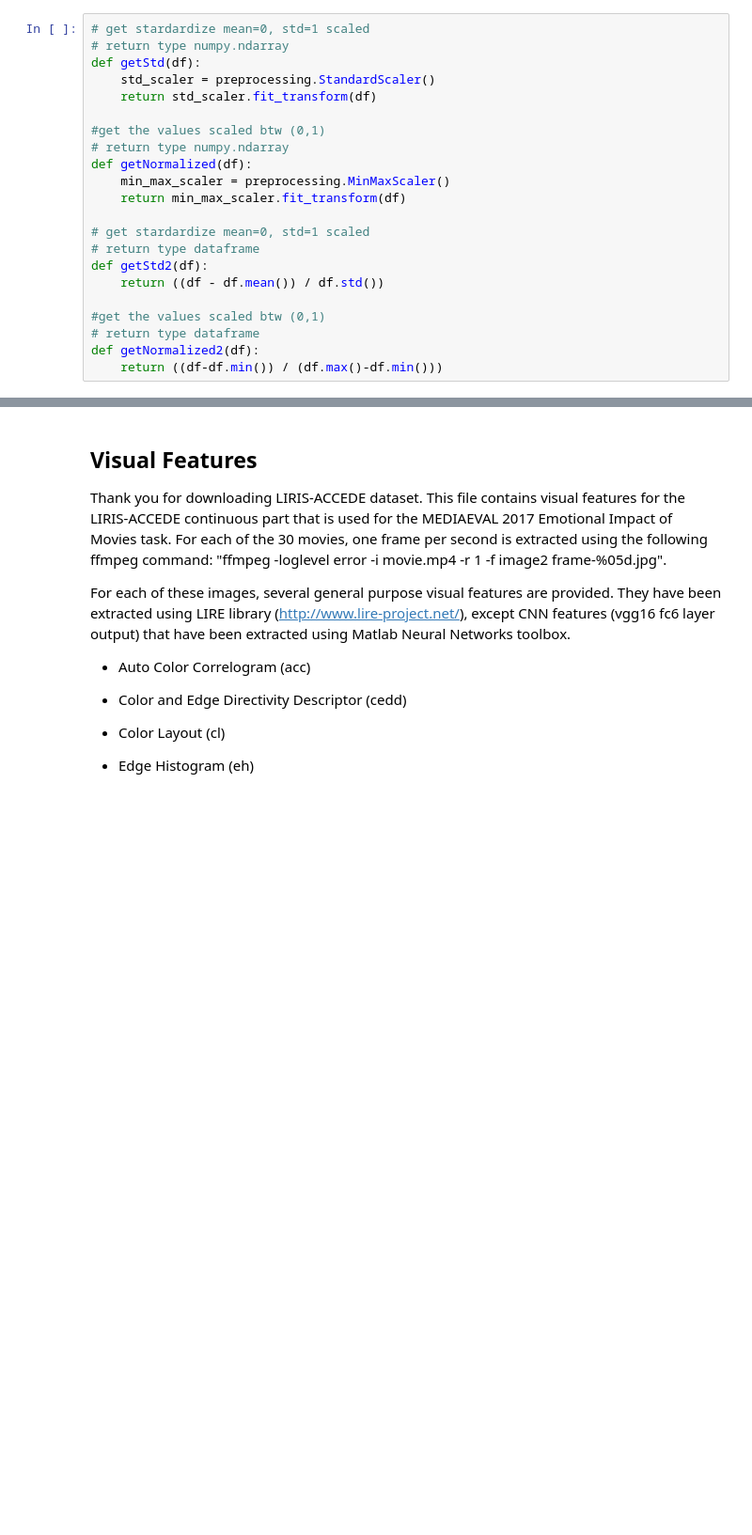
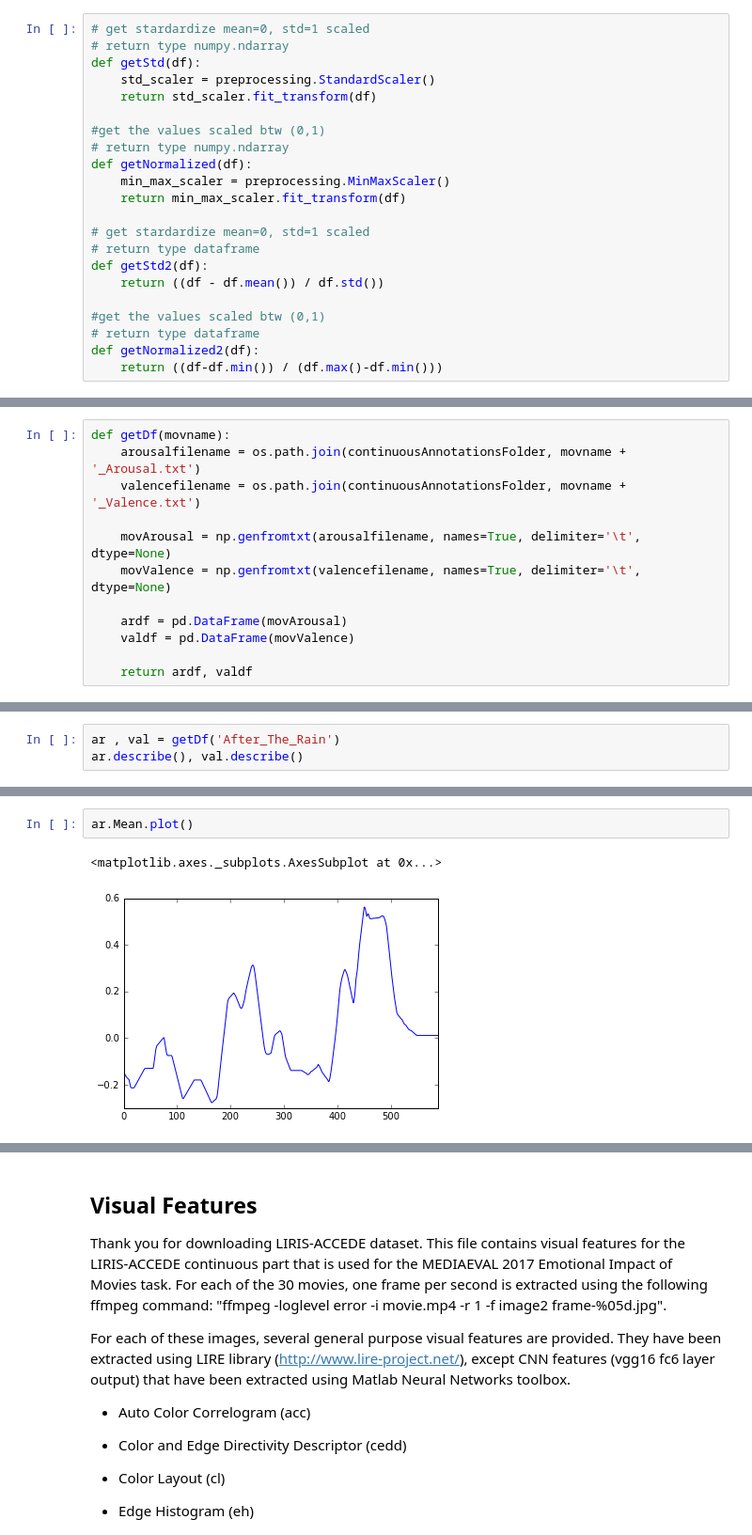
Before and after one commit to yasolix/cinevis, a Jupyter notebook: mediaeval/Prediction Mediaeval 2017.ipynb, the cells around one changed output, grey strips where cells are left out. Shown at 94% size. Saved outputs shown, nothing was run; the diff lists cells and outputs as text; blank space fills up the shorter version.

```diff
--- a/mediaeval/Display MediaEval 2017 annotations Vallence Arousal Fear-Visual Features.ipynb
+++ b/mediaeval/Prediction Mediaeval 2017.ipynb
@@ -90,0 +208,12 @@ def getNormalized2(df):
+# %%
+def getDf(movname):
+    arousalfilename = os.path.join(continuousAnnotationsFolder, movname + '_Arousal.txt')
+    valencefilename = os.path.join(continuousAnnotationsFolder, movname + '_Valence.txt')
+
+    movArousal = np.genfromtxt(arousalfilename, names=True, delimiter='\t', dtype=None)
+    movValence = np.genfromtxt(valencefilename, names=True, delimiter='\t', dtype=None)
+
+    ardf = pd.DataFrame(movArousal)
+    valdf = pd.DataFrame(movValence)
+
+    return ardf, valdf
@@ -90,0 +245,3 @@ def getNormalized2(df):
+# %%
+ar , val = getDf('After_The_Rain')
+ar.describe(), val.describe()
@@ -90,0 +267,5 @@ def getNormalized2(df):
+# %%
+ar.Mean.plot()
+# %% [output]
+<matplotlib.axes._subplots.AxesSubplot at 0x...>
+[figure, added]
```
Also changed, not shown: parts of 85 cells of this notebook, 7 other files.
